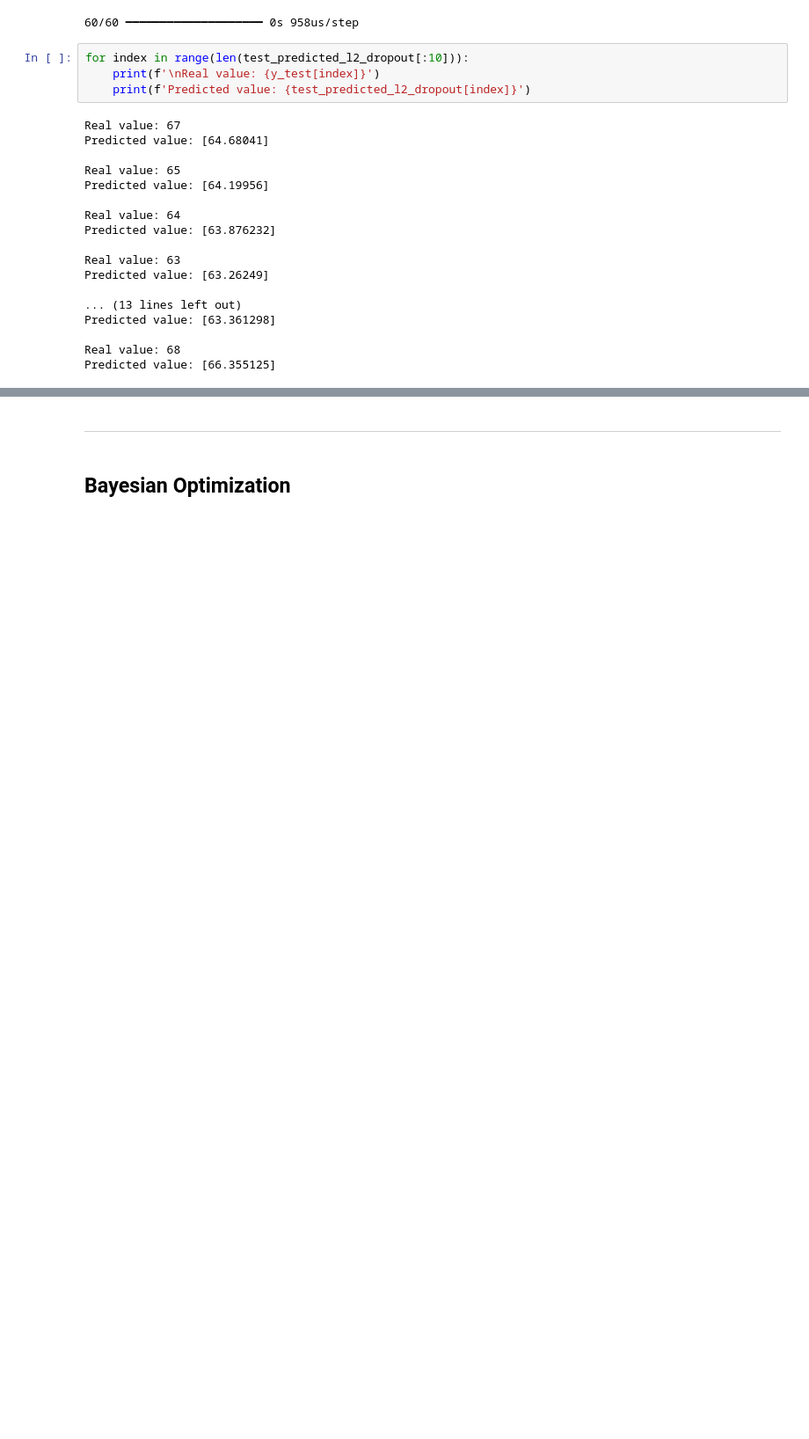
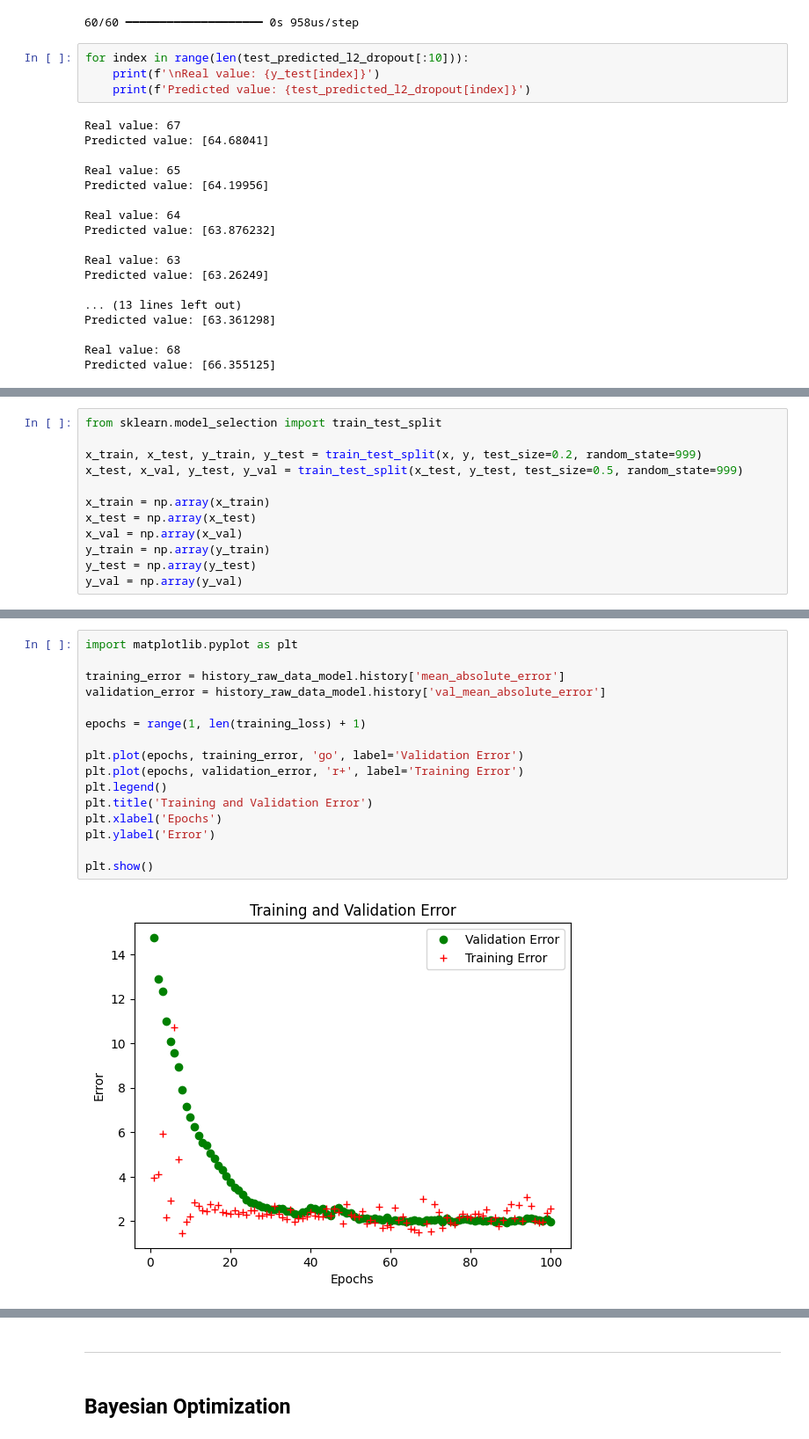
Before and after one commit to yuluka/student_performance_keras_NN, a Jupyter notebook: keras_NN.ipynb, the cells around one changed output, grey strips where cells are left out. Shown: that part at 88% size. Drawn from its saved outputs; the diff is of its cells as text; blank space fills up the shorter version.

```diff
--- a/keras_NN.ipynb
+++ b/keras_NN.ipynb
@@ -595,0 +689,12 @@ Predicted value: [66.355125]
+# %%
+from sklearn.model_selection import train_test_split
+
+x_train, x_test, y_train, y_test = train_test_split(x, y, test_size=0.2, random_state=999)
+x_test, x_val, y_test, y_val = train_test_split(x_test, y_test, test_size=0.5, random_state=999)
+
+x_train = np.array(x_train)
+x_test = np.array(x_test)
+x_val = np.array(x_val)
+y_train = np.array(y_train)
+y_test = np.array(y_test)
+y_val = np.array(y_val)
@@ -595,0 +807,18 @@ Predicted value: [66.355125]
+# %%
+import matplotlib.pyplot as plt
+
+training_error = history_raw_data_model.history['mean_absolute_error']
+validation_error = history_raw_data_model.history['val_mean_absolute_error']
+
+epochs = range(1, len(training_loss) + 1)
+
+plt.plot(epochs, training_error, 'go', label='Validation Error')
+plt.plot(epochs, validation_error, 'r+', label='Training Error')
+plt.legend()
+plt.title('Training and Validation Error')
+plt.xlabel('Epochs')
+plt.ylabel('Error')
+
+plt.show()
+# %% [output]
+[figure, added]
```
Also changed, not shown: parts of 22 cells of this notebook, 2 other files.
